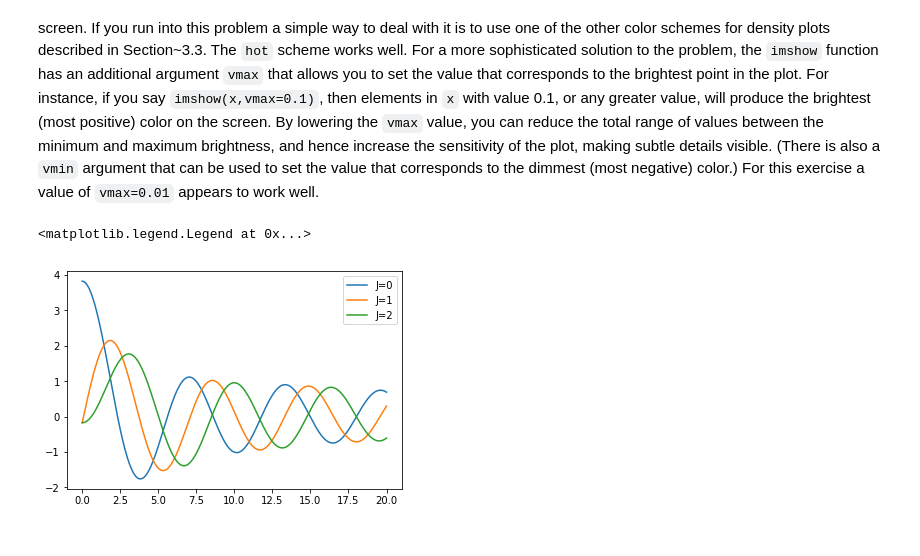
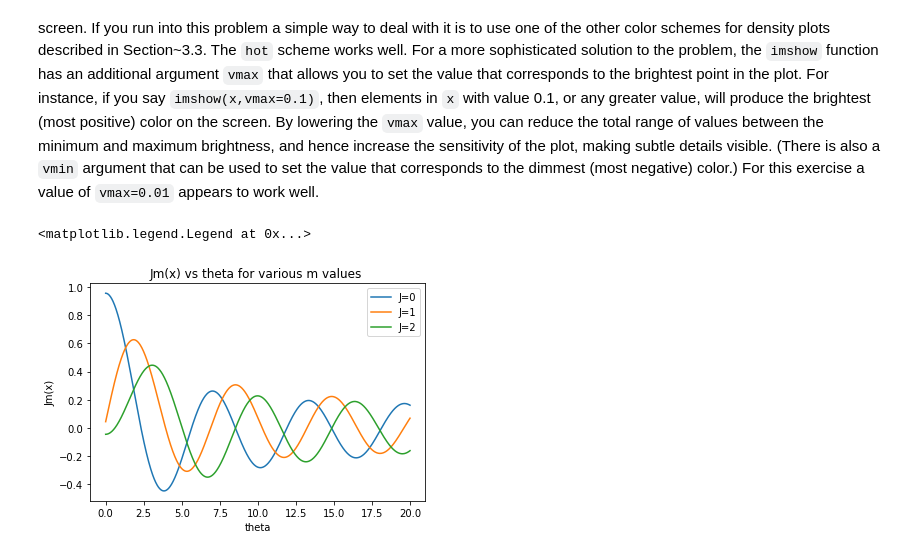
Before and after one commit to chan8005/Labs, a Jupyter notebook: Lab 4/Lab4.ipynb, the cells around one changed output. Saved outputs shown, nothing was run; the diff lists cells and outputs as text; code cells hidden in the pictures.

```diff
--- a/Lab 4/Lab4.ipynb
+++ b/Lab 4/Lab4.ipynb
@@ -205,0 +227,21 @@ plt.show()
+# %%
+
+def f(x):
+    '''calculates the y value of the exponential function. '''
+    return np.e**-x**2
+
+
+E, x_array,I_array=integrate.integrate(f, (a,b), N, order=2)
+
+
+Ex=[]
+for x in x_array:
+    Ex.append(f(x))
+
+
+
+plt.plot(x_array,Ex)
+plt.xlabel("t")
+plt.ylabel("f(x)")
+plt.title("e^-x^2 from x= 0 to 3")
+plt.show()
@@ -210,25 +260,21 @@ ablist=np.array([(-1,1),(-2,2),(-3,3),(-4,4),(-5,5),(-6,6),(-7,7),(-8,8),(-9,9),
 theoretical= sqrt(pi)
 
 def percent_diff(theoretical, experimental):
+    """calculates the percent differencce between a theoretical and experimental value
+    theoretical= theoretical value
+    experimental= experimental value"""
     return 100*(abs(theoretical-experimental)/theoretical)
 
 for i in ablist:
     print("A and B are:",i)
     a=i[0]
     b= i[1]
+    percentdiff=[]
     experimental, x_array,I_array=integrate.integrate(f, (a,b), N, order=2)
     print("integral",experimental)
+    percentdiff.append(percent_diff(theoretical,experimental))
     print("percent differnce is:",percent_diff(theoretical,experimental))
     print("----------------------------------------------------")
-
-
-a = -6
-b = 6
-E, x_array,I_array=integrate.integrate(f, (a,b), N, order=2)
-
-plt.plot(x_array,I_array)
-plt.title("integral")
-plt.show()
 # %% [output]
 A and B are: [-1.  1.]
 integral 1.49364826579
@@ -306,32 +366,37 @@ to the dimmest (most negative) color.)  For this exercise a value of
 
 def J(m,x):
     '''Calculate the Bessel function'''
 
 
     def f_theta(theta):
         func_arg = 1/math.pi * math.cos(m*theta - x*math.sin(theta))
         return func_arg
 
     I = integrate.integrate(f_theta,(a,b),N,order=2)[0]
 
     return I
 
 
 #######################################
 #Part 1 - plotting the Bessel Function
 #######################################
 mvals=[0,1,2]
-x=np.array(np.linspace(0,20,1000))
+
 
 for m in mvals:
+    x=np.array(np.linspace(0,20,1000))
     j=np.empty(x.size)
     for i in range(x.size):
         j[i]=J(m,x[i])
+
     plt.plot(x,j,label="J=%d"%(m))
+    plt.xlabel("theta")
+    plt.ylabel("Jm(x)")
+    plt.title("Jm(x) vs theta for various m values ")
 
 
 
 plt.legend()
 # %% [output]
 <matplotlib.legend.Legend at 0x...>
-[figure, old version]
+[figure, new version]
```
Also changed, not shown: parts of 12 cells of this notebook.
